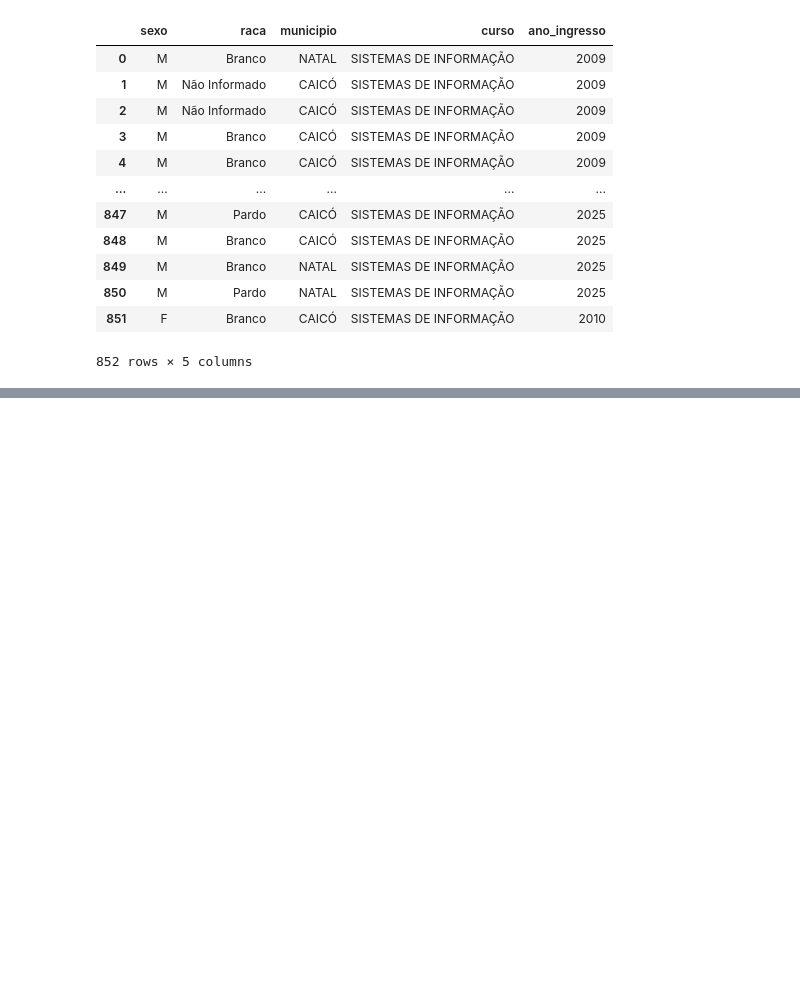
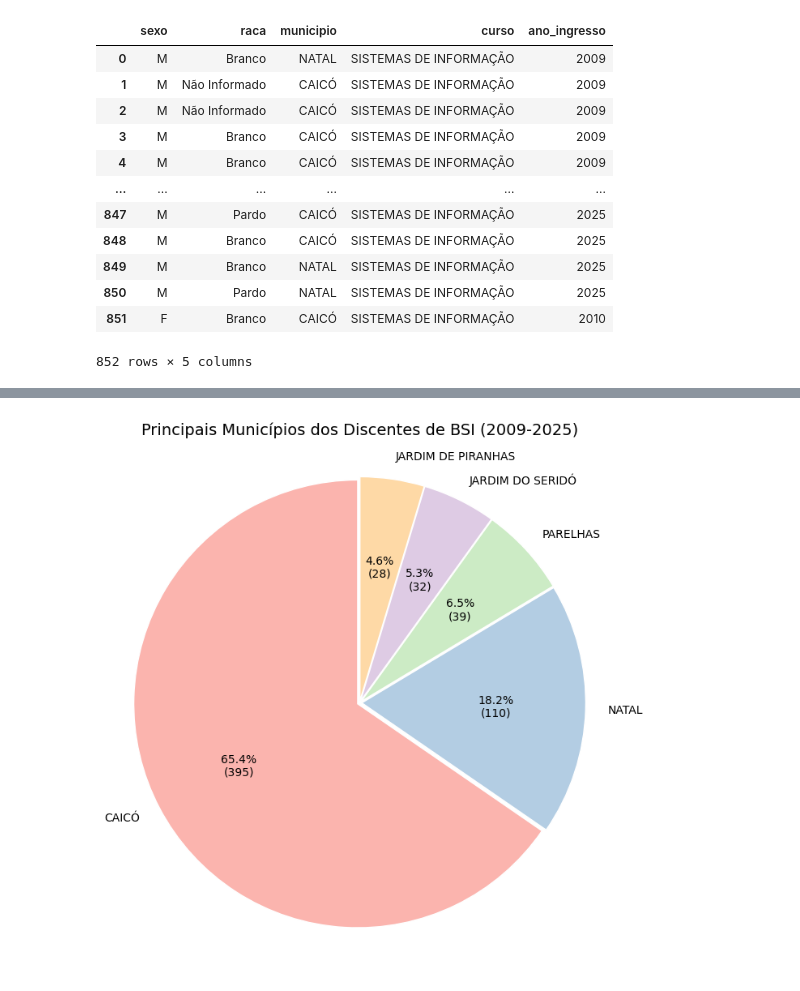
Before and after one commit to mtzdantas/analise-ceres, a Jupyter notebook: scripts/analysis/info_discentes.ipynb, the cells around one changed output, grey strips where cells are left out. Drawn from its saved outputs; the diff is of its cells as text; code cells hidden in the pictures; blank space fills up the shorter version.

```diff
--- a/scripts/analysis/info_discentes.ipynb
+++ b/scripts/analysis/info_discentes.ipynb
@@ -82,6 +106,8 @@ df_municipios
 # %%
 # Gerando o gráfico de pizza
-grafico_pizza(df_municipios, 'municipio', 'count', 'Top 5 Municípios dos Discentes')
+grafico_pizza(df_municipios, 'municipio', 'count', 'Principais Municípios dos Discentes de BSI (2009-2025)', 'municipios_discentes')
+# %% [output]
+[figure, added]
 # %%
 # Visualizando a distribuição de discentes por ano de ingresso
 df_ano_ingresso = discentes_info['ano_ingresso'].value_counts().reset_index().sort_values(by='ano_ingresso')
```
Also changed, not shown: parts of 8 cells of this notebook, 11 other files.
